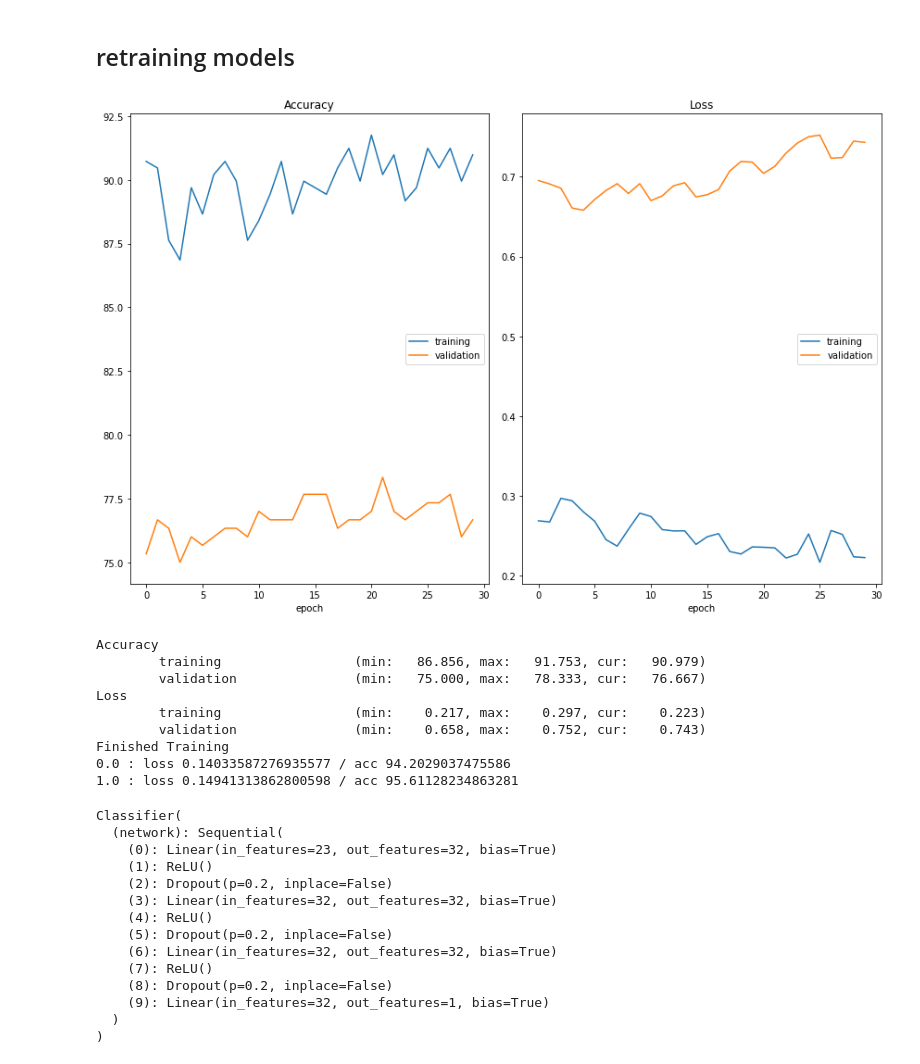
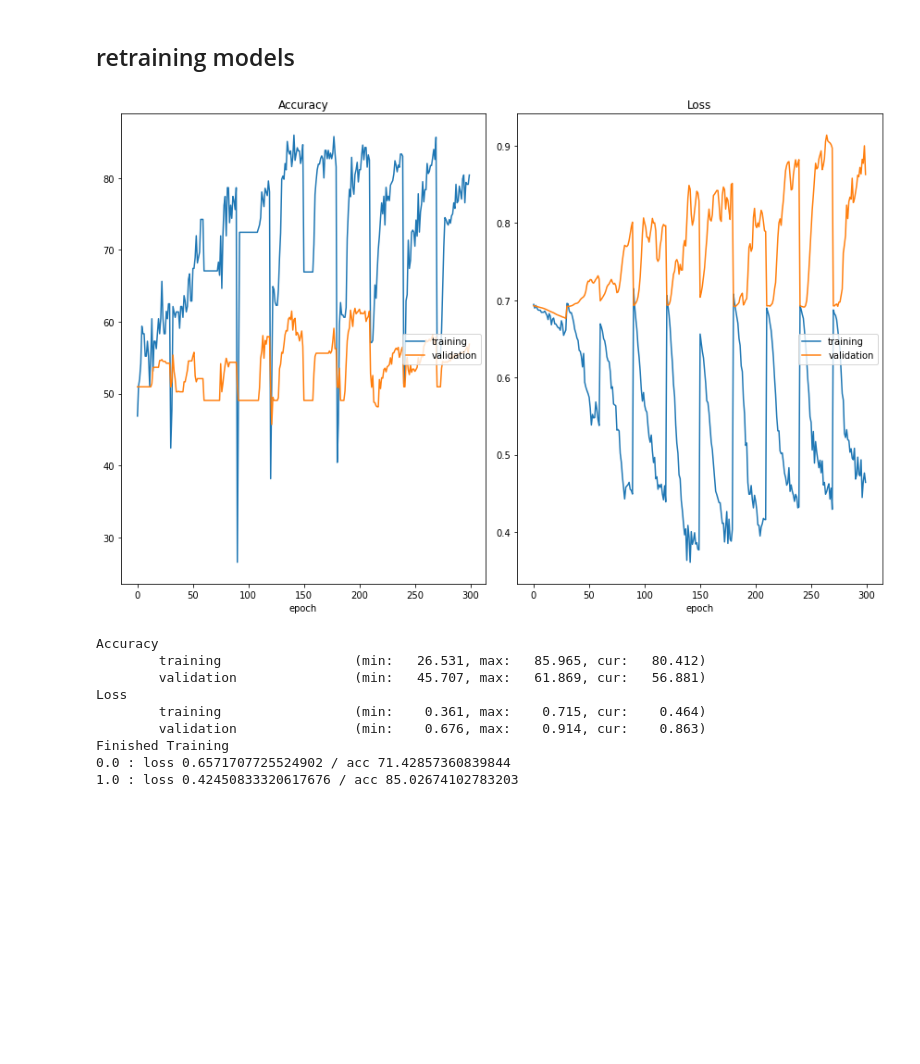
Before and after one commit to psr6275/fairness_AL, a Jupyter notebook: codes/210920_fairAL-Final.ipynb, the cells around one changed output. Cells and saved outputs as stored; diff of their text form; code cells hidden in the pictures; blank space fills up the shorter version.

```diff
--- a/codes/210920_fairAL-Final.ipynb
+++ b/codes/210920_fairAL-Final.ipynb
@@ -109,72 +116,16 @@ train_loader.dataset.tensors[0].size(0)
 100
 # %% [markdown]
 ## retraining models
-# %%
-def train_AL(train_loader, select_loader, device, args = None, test_loader = None, from_scratch = True):
-    if args is None:
-        args = Args()
-    print("arguments: ", args.print_args())
-    n_features = train_loader.dataset.tensors[0].shape[1]
-    if from_scratch ==False:
-        clf = Classifier(n_features=n_features)
-        clf_criterion = nn.BCELoss()
-        clf_optimizer = optim.Adam(clf.parameters())
-
-    assert((args.AL_iters-1)*args.AL_batch<select_loader.dataset.tensors[0].shape[0])
-    for it in range(args.AL_iters):
-        if from_scratch:
-            clf = Classifier(n_features=n_features)
-            clf_criterion = nn.BCELoss()
-            clf_optimizer = optim.Adam(clf.parameters())
-        clf.cuda()
-        train_model(clf, train_loader, clf_criterion, clf_optimizer, device, args, test_loader)
-        trTensors = train_loader.dataset.tensors
-        dldic = divide_groupsDL(trTensors[0],trTensors[1],trTensors[2])
-        losss = 0
-        accs = 0
-        sid = list(dldic.keys())[0]
-        for did in dldic.keys():
-            loss_v, acc_v = test_model_noz(clf, dldic[did],clf_criterion, device)
-            print("{} : loss {} / acc {}".format(did, loss_v, acc_v))
-            if args.AL_select == 'loss':
-                if losss > loss_v:
-                    sid = did
-            else:
-                assert args.AL_select == 'acc'
-                if accs < acc_v:
-                    sid = did
-        if it <args.AL_iters-1:
-            grads = cal_meangrad(clf, dldic[sid], clf_criterion, device)
-#             ses,sidx = select_examples(clf, select_loader, clf_criterion, grads,device, args.AL_batch)
-            ses,sidx = select_random(clf, select_loader,device, args.AL_batch)
-
-#             print(ses)
-            train_loader, select_loader = obtain_newDS(train_loader, select_loader, ses, sidx, args.batch_size)
-    return clf
 # %%
-train_AL(train_loader, select_loader, device, args, test_loader, from_scratch = False)
+clf,_,_ = train_AL(train_loader, select_loader, device, args, test_loader, from_scratch = True, random_sel = False)
 # %% [output]
-[figure, old version]
+[figure, new version]
 Accuracy
-        training                 (min:   86.856, max:   91.753, cur:   90.979)
-        validation               (min:   75.000, max:   78.333, cur:   76.667)
+        training                 (min:   26.531, max:   85.965, cur:   80.412)
+        validation               (min:   45.707, max:   61.869, cur:   56.881)
 Loss
-        training                 (min:    0.217, max:    0.297, cur:    0.223)
-        validation               (min:    0.658, max:    0.752, cur:    0.743)
+        training                 (min:    0.361, max:    0.715, cur:    0.464)
+        validation               (min:    0.676, max:    0.914, cur:    0.863)
 Finished Training
-0.0 : loss 0.14033587276935577 / acc 94.2029037475586
-1.0 : loss 0.14941313862800598 / acc 95.61128234863281
+0.0 : loss 0.6571707725524902 / acc 71.42857360839844
+1.0 : loss 0.42450833320617676 / acc 85.02674102783203
-Classifier(
-  (network): Sequential(
-    (0): Linear(in_features=23, out_features=32, bias=True)
-    (1): ReLU()
-    (2): Dropout(p=0.2, inplace=False)
-    (3): Linear(in_features=32, out_features=32, bias=True)
-    (4): ReLU()
-    (5): Dropout(p=0.2, inplace=False)
-    (6): Linear(in_features=32, out_features=32, bias=True)
-    (7): ReLU()
-    (8): Dropout(p=0.2, inplace=False)
-    (9): Linear(in_features=32, out_features=1, bias=True)
-  )
-)
```
Also changed, not shown: parts of 24 cells of this notebook, 2 other files.
